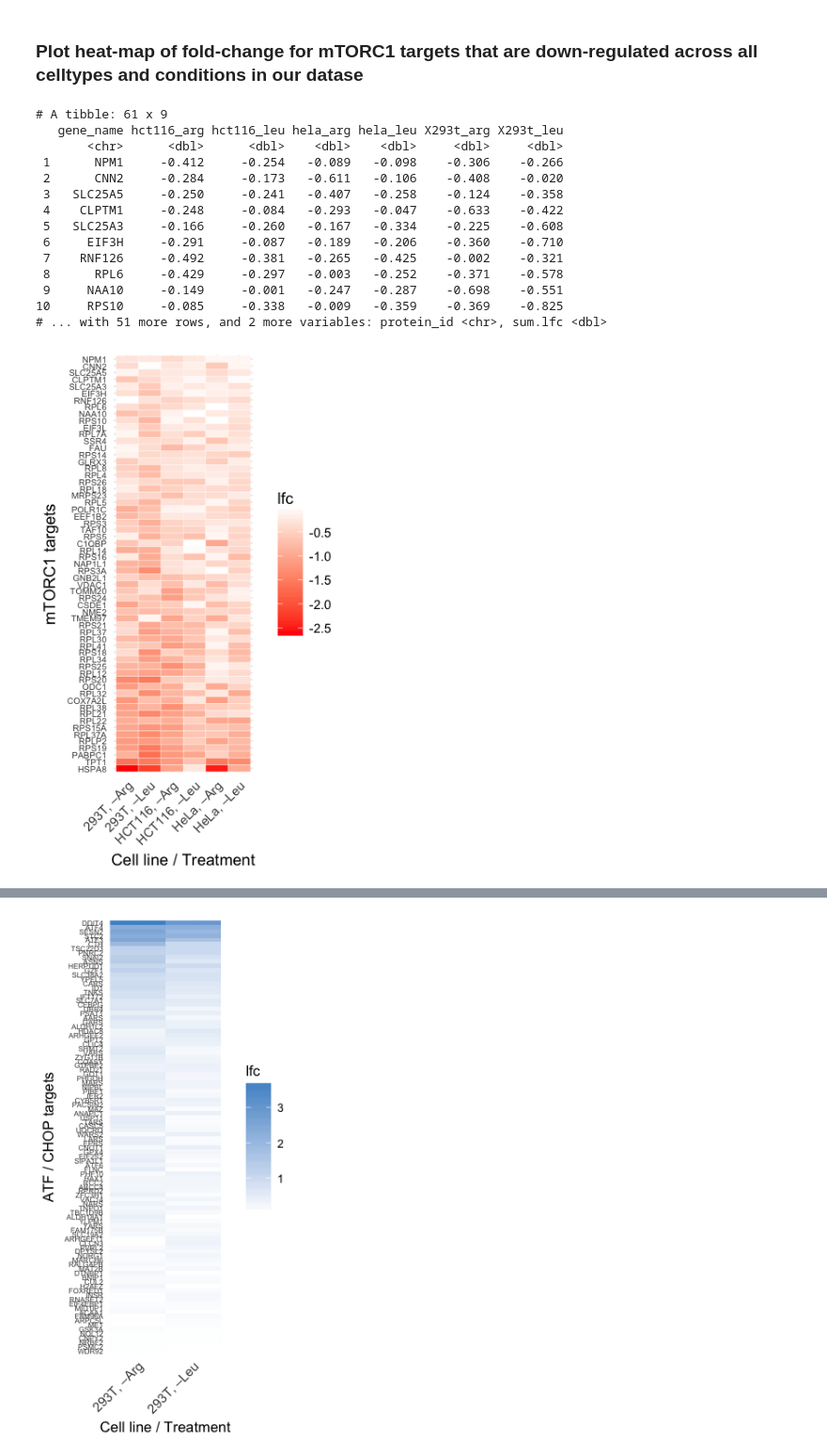
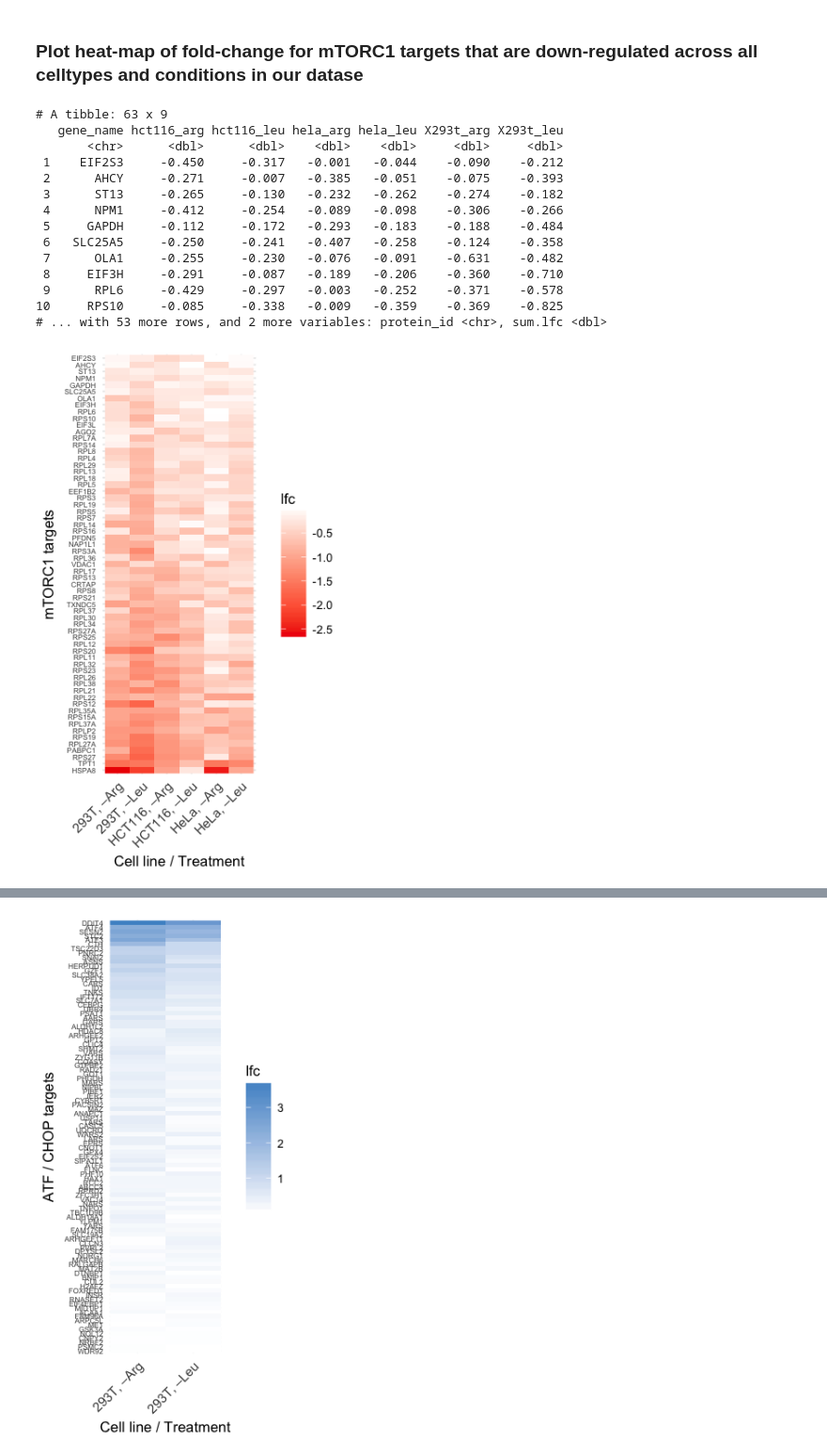
Before and after one commit to adarnell/2017_adarnell_riboseq_Rpipeline_test, a Jupyter notebook: scripts/gene_fold_change_plots.ipynb, the cells around one changed output, grey strips where cells are left out. Shown at 94% size. Saved outputs shown, nothing was run; the diff lists cells and outputs as text; code cells hidden in the pictures.

```diff
--- a/scripts/gene_fold_change_plots.ipynb
+++ b/scripts/gene_fold_change_plots.ipynb
@@ -429,5 +429,7 @@ Joining, by = "protein_id"
 # %% [markdown]
 ### Read in mTORC1 human targets
 # %%
-torin1_rp_human <- read_xls('../db/torin1_thoreen2012/nature11083-s2_sortedbyRDnotTE.xls',skip=2)
-#these are log2fc for ribo density all genes for torin1/vehicle in WT & 4ebp1 DKO
+#torin1_rp_mouse <- read_xls('../db/torin1_thoreen2012/nature11083-s2_sortedbyRDnotTE.xls',skip=2)
+#these are log2fc for ribo density all genes for torin1/vehicle in WT & 4ebp1 DKO FOR MEFS!
+
+pp242_rp_human <- read_xlsx("../db/pp242_downreg/pp242_refseqtogenename_davidoutput.xlsx")
@@ -462,3 +471,7 @@ length(targetlist)
 [145] "POLR1C"        "SLC25A3"       "AP2A2"         "TAGLN"
 [149] "TOMM20"        "AGPAT3"
 [1] 150
+# %%
+targetlist2 <- pp242_rp_human[['gene_name']]
+targetlist2
+length(targetlist2)
@@ -465,12 +497,11 @@ length(targetlist)
 # %%
 mtorc1_target_human_proteins <- human_cds %>%
   # extract all mouse genes in atf4 targets
-  filter(gene_name %in% targetlist) %>%
+  filter(gene_name %in% targetlist2) %>%
   ungroup %>%
   select(gene_name) %>%
   distinct(gene_name) %>%
   print
-#length is 140 so 10 of the 150 targets didn't have a matching gene name or weren't distinct
 # %% [output]
 # A tibble: 141 x 1
    gene_name
@@ -666,49 +697,49 @@ heatmapdata <- subsetlfcdata %>%
   arrange(desc(sum.lfc)) %>%
   print
 # %% [output]
-# A tibble: 61 x 9
+# A tibble: 63 x 9
    gene_name hct116_arg hct116_leu hela_arg hela_leu X293t_arg X293t_leu
        <chr>      <dbl>      <dbl>    <dbl>    <dbl>     <dbl>     <dbl>
- 1      NPM1     -0.412     -0.254   -0.089   -0.098    -0.306    -0.266
- 2      CNN2     -0.284     -0.173   -0.611   -0.106    -0.408    -0.020
- 3   SLC25A5     -0.250     -0.241   -0.407   -0.258    -0.124    -0.358
- 4    CLPTM1     -0.248     -0.084   -0.293   -0.047    -0.633    -0.422
- 5   SLC25A3     -0.166     -0.260   -0.167   -0.334    -0.225    -0.608
- 6     EIF3H     -0.291     -0.087   -0.189   -0.206    -0.360    -0.710
- 7    RNF126     -0.492     -0.381   -0.265   -0.425    -0.002    -0.321
- 8      RPL6     -0.429     -0.297   -0.003   -0.252    -0.371    -0.578
- 9     NAA10     -0.149     -0.001   -0.247   -0.287    -0.698    -0.551
+ 1    EIF2S3     -0.450     -0.317   -0.001   -0.044    -0.090    -0.212
+ 2      AHCY     -0.271     -0.007   -0.385   -0.051    -0.075    -0.393
+ 3      ST13     -0.265     -0.130   -0.232   -0.262    -0.274    -0.182
+ 4      NPM1     -0.412     -0.254   -0.089   -0.098    -0.306    -0.266
+ 5     GAPDH     -0.112     -0.172   -0.293   -0.183    -0.188    -0.484
+ 6   SLC25A5     -0.250     -0.241   -0.407   -0.258    -0.124    -0.358
+ 7      OLA1     -0.255     -0.230   -0.076   -0.091    -0.631    -0.482
+ 8     EIF3H     -0.291     -0.087   -0.189   -0.206    -0.360    -0.710
+ 9      RPL6     -0.429     -0.297   -0.003   -0.252    -0.371    -0.578
 10     RPS10     -0.085     -0.338   -0.009   -0.359    -0.369    -0.825
-# ... with 51 more rows, and 2 more variables: protein_id <chr>, sum.lfc <dbl>
+# ... with 53 more rows, and 2 more variables: protein_id <chr>, sum.lfc <dbl>
 # %%
 options(repr.plot.width = 3, repr.plot.height = 5)
 
 samplenames  <- c(
     'hct116_arg' = 'HCT116, –Arg',
     'hct116_leu' = 'HCT116, –Leu',
     'hela_arg' = 'HeLa, –Arg',
     'hela_leu' = 'HeLa, –Leu',
     'X293t_arg' = '293T, –Arg',
     'X293t_leu' = '293T, –Leu'
 )
 
 
 heatmapdata %>%
   mutate(gene_name = forcats::fct_reorder(gene_name, sum.lfc, .desc = F)) %>%
   select(-protein_id, -sum.lfc) %>%
   gather(condition, lfc, -gene_name) %>%
   mutate(condition = samplenames[condition]) %>%
   ggplot(aes(condition, gene_name)) +
-  geom_tile(aes(fill = lfc), color = 'white') +
-  scale_fill_gradient(low = 'red', high = 'white') +
-  theme_minimal() +
-  theme(axis.text.x = element_text(angle = 45, hjust = 1),
-        axis.text.y = element_text(size = 6)) +
+  geom_raster(aes(fill = lfc), color = 'white') +
+  scale_fill_gradient(low = 'red2', high = 'white') +
+  theme_minimal(base_family='Arial',base_size=10) +
+  theme(axis.text.x = element_text(angle = 45, hjust = 1,size=9),
+        axis.text.y = element_text(size = 5)) +
   ylab("mTORC1 targets") +
   xlab("Cell line / Treatment")
-ggsave('../figures/mtorc1_targets_rdnotte_heatmap.svg', width = 3, height = 5, units = 'in')
+ggsave('../figures/mtorc1_hsiehtargets_all3celllines3h_heatmap.svg', width = 3, height = 5, units = 'in')
 # %% [output]
-[figure, old version]
+[figure, new version]
 # %%
 countdata  <- read_tsv('../tables/cds.counts.20170615.tsv', col_types = c(col_character()))
 lfcdata <- read_tsv('../tables/foldchange_samplepairs_201706221.tsv', col_types = c(col_character()))
```
Also changed, not shown: parts of 19 cells of this notebook, 6 other files.
